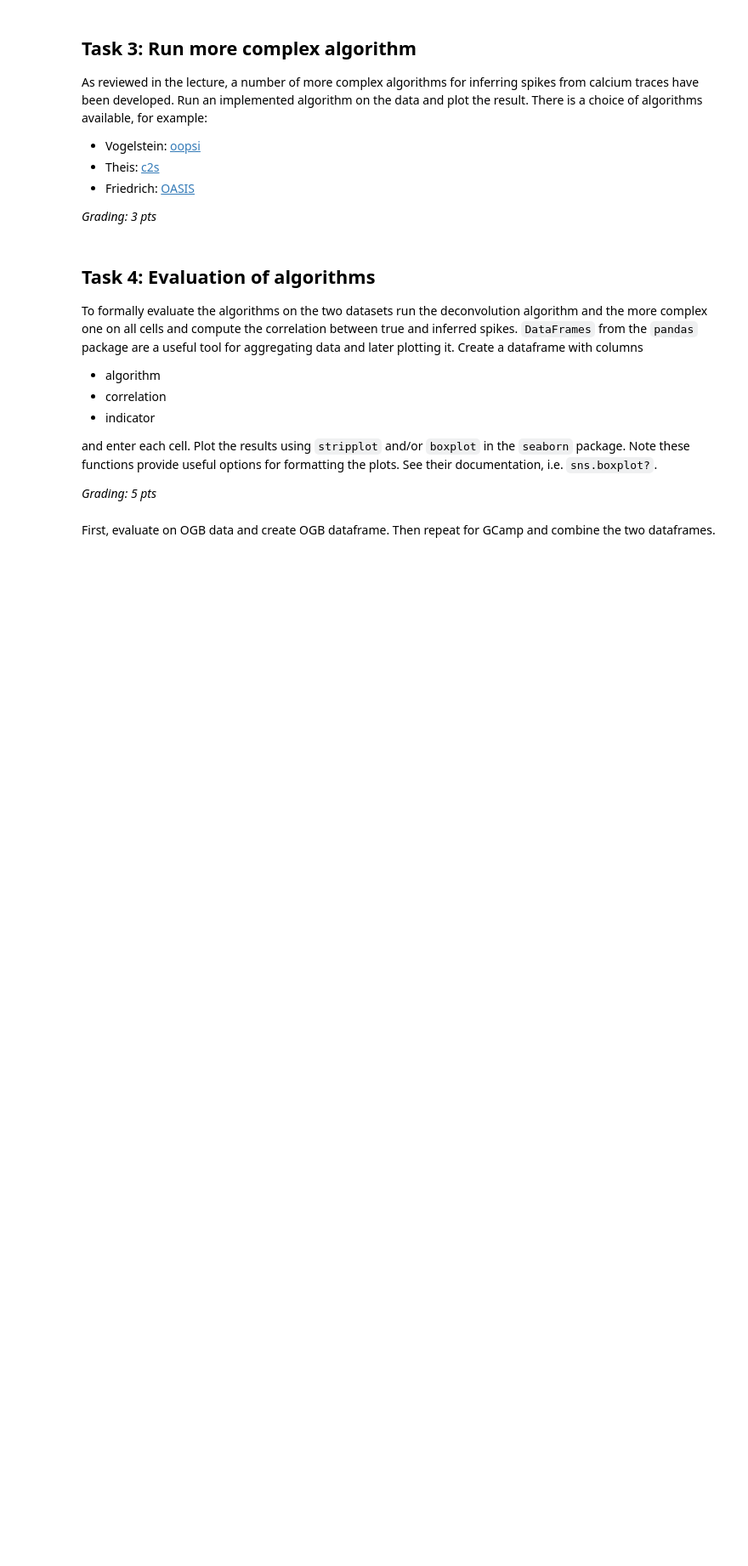
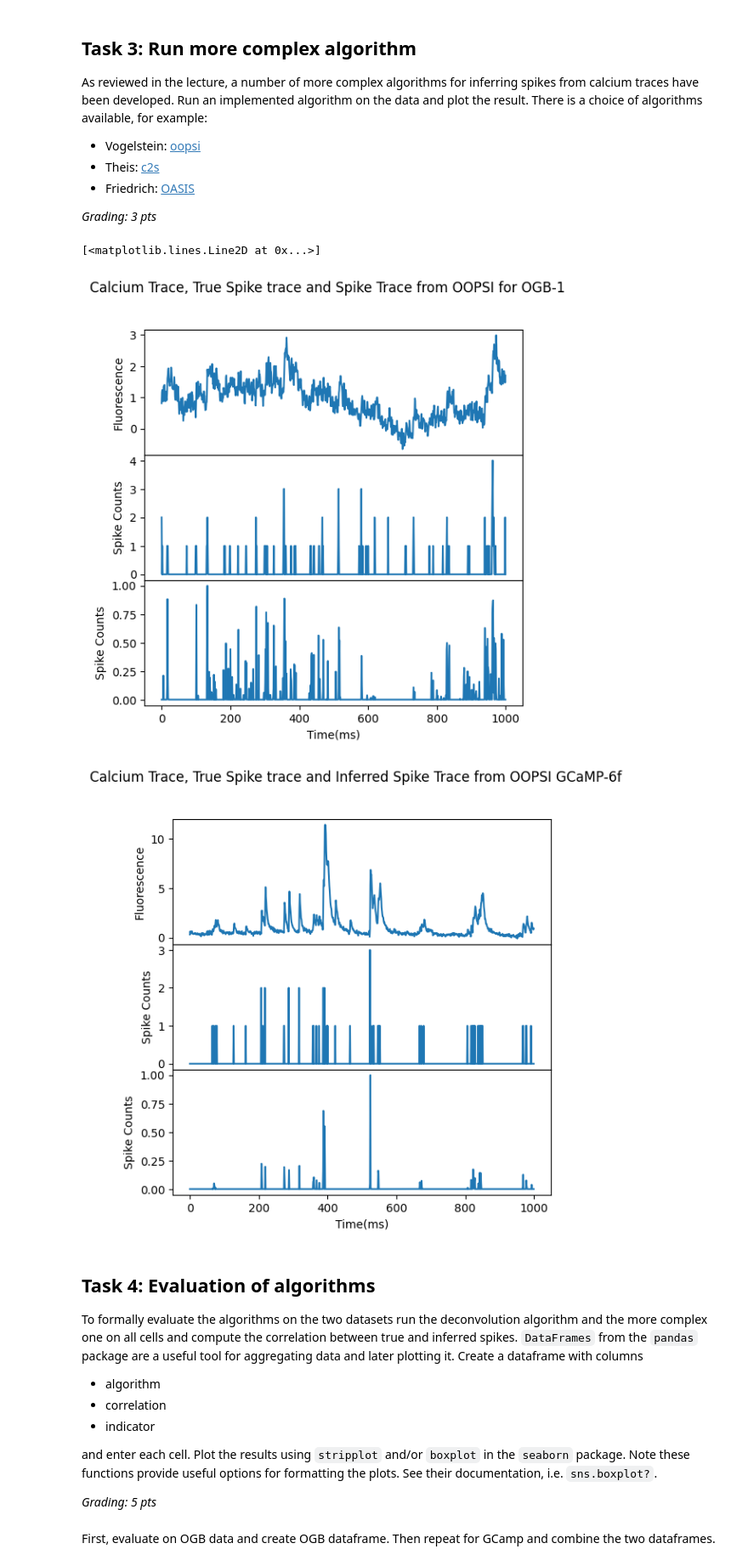
Before and after one commit to F-vdHaar/neural_data_science, a Jupyter notebook: notebooks/CodingLab3.ipynb, the cells around one changed output. Shown at 85% size. Saved outputs shown, nothing was run; the diff lists cells and outputs as text; code cells hidden in the pictures; blank space fills up the shorter version.

```diff
--- a/notebooks/CodingLab3.ipynb
+++ b/notebooks/CodingLab3.ipynb
@@ -212,22 +295,54 @@ import oopsi
 # ----------------------------------------------------------------------
 # Apply one of the advanced algorithms to the OGB and GCamp Cells (1 pt)
 # ----------------------------------------------------------------------
+
+# implementing oopsi for OGB and GCamp
+
+d_ogb, Cz = oopsi.fast(resamp_obg[:,5][:1000], dt = dt, iter_max = 6, update = True)
+
+d_gcamp, _ = oopsi.fast(resamp_gcamp[:,6][:1000], dt = dt, iter_max = 6, update=True)
 # %%
 # -------------------------------------------------------------------------------
 # Plot the results for the OGB and GCamp Cells and describe the results (1+1 pts)
 # -------------------------------------------------------------------------------
 
 fig, axs = plt.subplots(
-    3, 1, figsize=(6, 4), height_ratios=[1, 1, 1], gridspec_kw=dict(hspace=0)
+    3, 1, figsize=(6, 6), height_ratios=[1, 1, 1], gridspec_kw=dict(hspace=0)
+)
+fig.suptitle("Calcium Trace, True Spike trace and Spike Trace from OOPSI for OGB-1")
+# OGB Cell
+
+axs[0].set_ylabel("Fluorescence")
+axs[0].plot(resamp_obg[:,5][:1000])
+
+axs[1].set_ylabel("Spike Counts")
+axs[1].plot(resamp_obg_spikes[:, 5][:1000])
+
+axs[2].set_ylabel("Spike Counts")
+axs[2].set_xlabel("Time(ms)")
+axs[2].plot(d_ogb)
+
+fig, axs = plt.subplots(
+    3, 1, figsize=(6, 6), height_ratios=[1, 1, 1], gridspec_kw=dict(hspace=0)
 )
 
-# OGB Cell
-
-fig, axs = plt.subplots(
-    3, 1, figsize=(6, 4), height_ratios=[1, 1, 1], gridspec_kw=dict(hspace=0)
-)
+fig.suptitle("Calcium Trace, True Spike trace and Inferred Spike Trace from OOPSI GCaMP-6f")
 
 # GCamP Cell
+axs[0].set_ylabel("Fluorescence")
+axs[0].plot(resamp_gcamp[:,6][:1000])
+
+
+axs[1].set_ylabel("Spike Counts")
+axs[1].plot(resamp_gcamp_spikes[:, 6][:1000])
+
+axs[2].set_ylabel("Spike Counts")
+axs[2].set_xlabel("Time(ms)")
+axs[2].plot(d_gcamp)
+# %% [output]
+[<matplotlib.lines.Line2D at 0x...>]
+[figure, added]
+[figure, added]
 # %% [markdown]
 ## Task 4: Evaluation of algorithms
 
```
Also changed, not shown: parts of 15 cells of this notebook.
